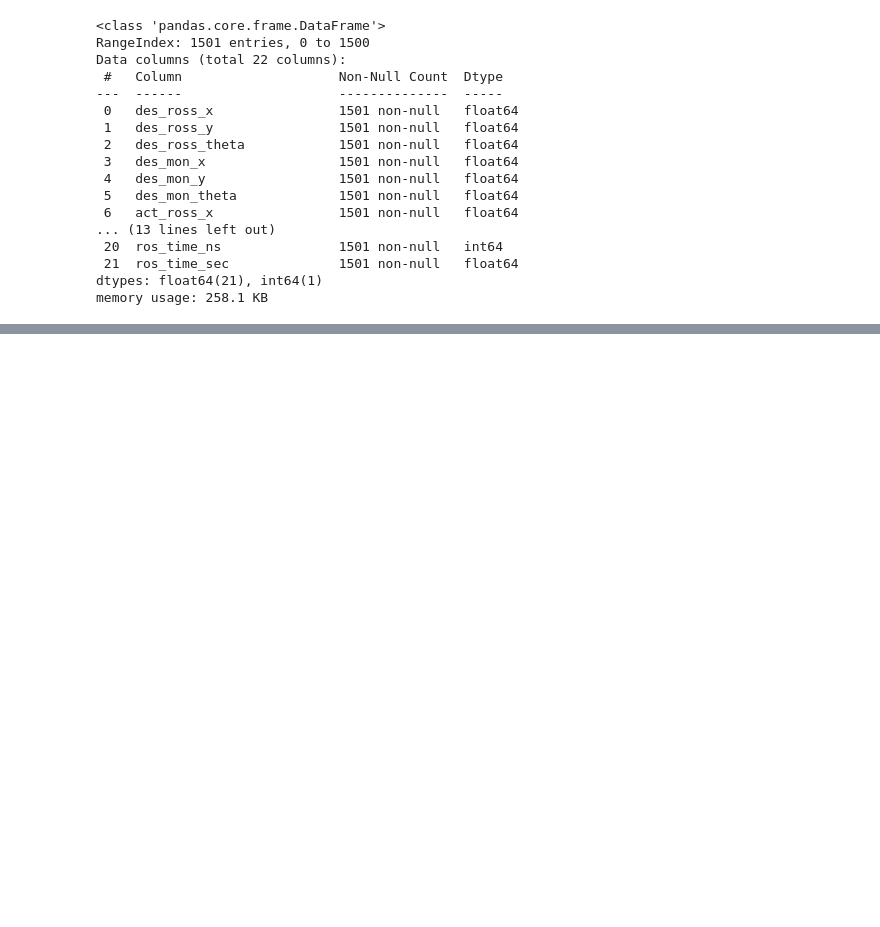
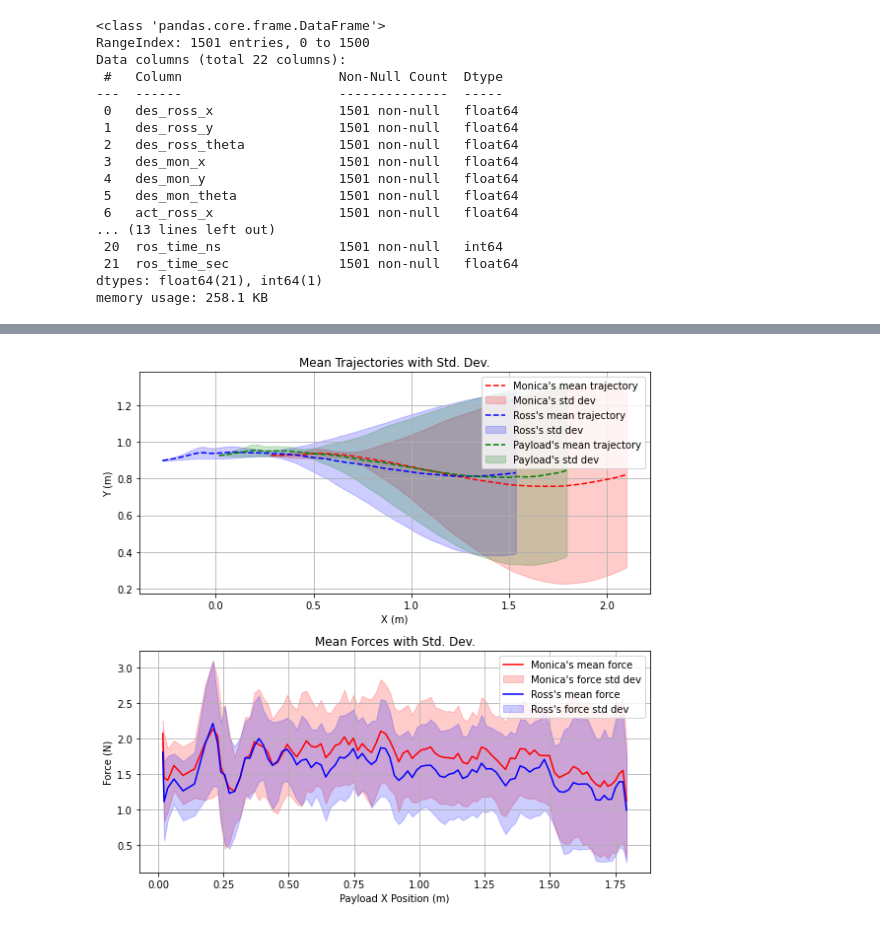
Before and after one commit to BCLab-UNM/MARIAM, a Jupyter notebook: analysis/vicon_experiments/traj_forces_plot.ipynb, the cells around one changed output, grey strips where cells are left out. Saved outputs shown, nothing was run; the diff lists cells and outputs as text; code cells hidden in the pictures; blank space fills up the shorter version.

```diff
--- a/analysis/vicon_experiments/traj_forces_plot.ipynb
+++ b/analysis/vicon_experiments/traj_forces_plot.ipynb
@@ -225,0 +427,6 @@ plot_traj_and_force(merged_df)
+# %%
+stats = get_stats('../../data/08-30_dataset/08-30_dp_experiments/', time_col=time_col, n_samples=100)
+# %%
+plot_stats(stats, fig_size=(8, 8))
+# %% [output]
+[figure, added]
```
Also changed, not shown: parts of 7 cells of this notebook.
